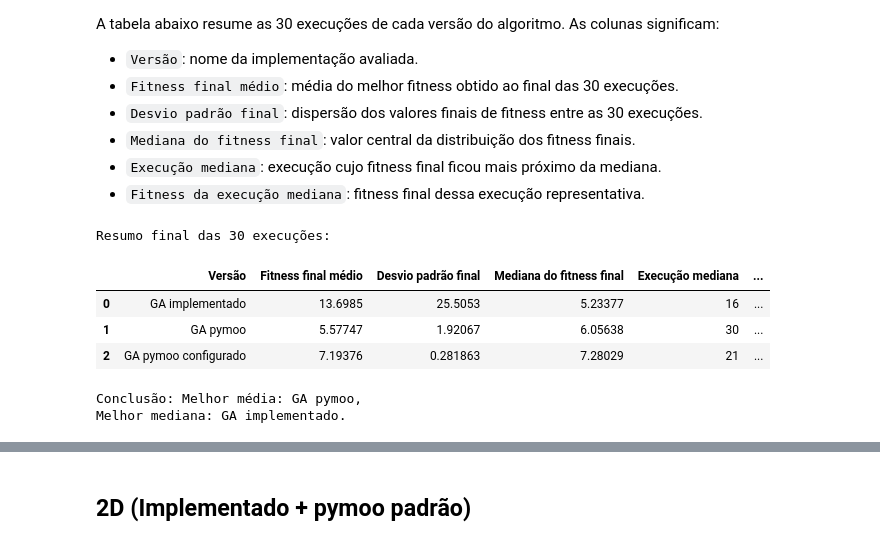
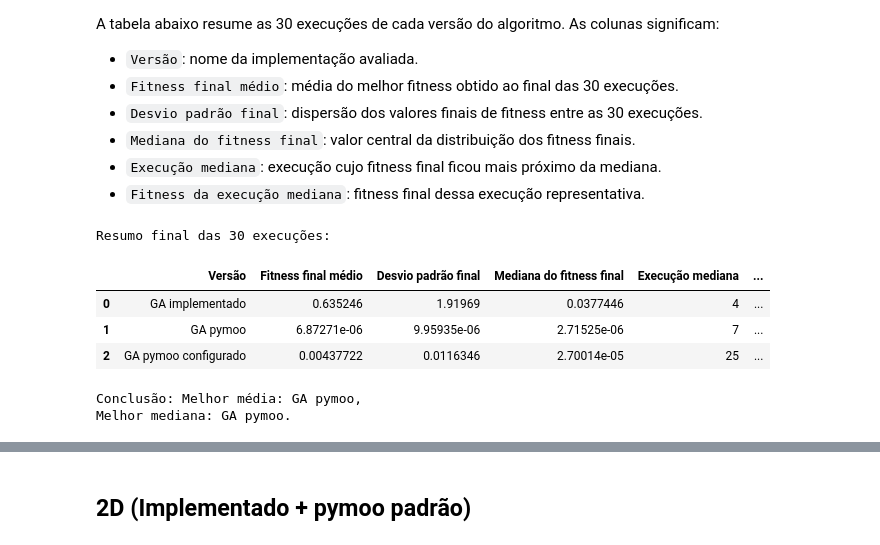
Before and after one commit to DaviMattos14/obsidian_notebook, a Jupyter notebook: Otimização com Metaheurísticas/Tarefa 3/Tarefa_3_Algoritmo_Genético.ipynb, the cells around one changed output, grey strips where cells are left out. Saved outputs shown, nothing was run; the diff lists cells and outputs as text; code cells hidden in the pictures.

```diff
--- a/Otimização com Metaheurísticas/Tarefa 3/Tarefa_3_Algoritmo_Genético.ipynb
+++ b/Otimização com Metaheurísticas/Tarefa 3/Tarefa_3_Algoritmo_Genético.ipynb
@@ -521,7 +521,7 @@ def rosenbrock(X):
         return np.sum(100 * (X[:, 1:] - X[:, :-1] ** 2) ** 2 + (X[:, :-1] - 1) ** 2, axis=1)
     return np.sum(100 * (X[1:] - X[:-1] ** 2) ** 2 + (X[:-1] - 1) ** 2, axis=0)
 
-def ga_manual(dimensao=2, num_individuos=100, intervalo=[-5,10], parada=50000, seed=None):
+def ga_manual(dimensao=2, num_individuos=100, intervalo=[-5,10], parada=50000, seed=None, retornar_detalhes=False):
   """
   Função que implementa o algoritmo genético
 
@@ -540,7 +540,8 @@ def ga_manual(dimensao=2, num_individuos=100, intervalo=[-5,10], parada=50000, s
   populacao = fitneess(populacao, rosenbrock)
   chamadas_de_funcao += populacao.shape[0]
   melhor_individuo = populacao[np.argmin(populacao[:, -1])]
-  historico = [float(np.min(populacao[:, -1]))]
+  historico = [float(melhor_individuo[-1])]
+
 
   while(chamadas_de_funcao < parada):
     nova_geracao = []
@@ -559,7 +560,11 @@ def ga_manual(dimensao=2, num_individuos=100, intervalo=[-5,10], parada=50000, s
     populacao = np.array(nova_geracao)
     populacao = fitneess(populacao, rosenbrock)
     chamadas_de_funcao += populacao.shape[0]
-    historico.append(float(np.min(populacao[:, -1])))
+    melhor_individuo = populacao[np.argmin(populacao[:, -1])]
+    historico.append(float(melhor_individuo[-1]))
+
+  if retornar_detalhes:
+    return np.array(historico), melhor_individuo[:-1].copy()
   return np.array(historico)
 # %% [markdown]
 ### GA pymoo
@@ -568,7 +573,7 @@ from pymoo.algorithms.soo.nonconvex.ga import GA
 from pymoo.optimize import minimize
 from pymoo.problems import get_problem
 
-def ga_pymoo(dimensao=2, num_individuos=100, parada=100000, seed=None):
+def ga_pymoo(dimensao=2, num_individuos=100, parada=100000, seed=None, retornar_detalhes=False):
     problema = get_problem("rosenbrock", n_var=dimensao)
     algorithm = GA(
         pop_size=num_individuos,
@@ -585,6 +590,8 @@ def ga_pymoo(dimensao=2, num_individuos=100, parada=100000, seed=None):
     )
 
     historico = [float(np.min(algo.pop.get("F"))) for algo in res.history]
+    if retornar_detalhes:
+        return np.array(historico), np.array(res.X, dtype=float)
     return np.array(historico)
 # %% [markdown]
 ### GA pymoo configurado como o implementado
@@ -636,7 +643,7 @@ class CreepMutation(Mutation):
 
         return Y
 
-def ga_pymoo_configurado(dimensao=2, num_individuos=100, parada=100000, seed=None):
+def ga_pymoo_configurado(dimensao=2, num_individuos=100, parada=100000, seed=None, retornar_detalhes=False):
     problema = get_problem("rosenbrock", n_var=dimensao)
 
     algorithm = GA(
@@ -657,4 +664,6 @@ def ga_pymoo_configurado(dimensao=2, num_individuos=100, parada=100000, seed=Non
     )
 
     historico = [float(np.min(algo.pop.get("F"))) for algo in res.history]
+    if retornar_detalhes:
+        return np.array(historico), np.array(res.X, dtype=float)
     return np.array(historico)
@@ -739,58 +779,40 @@ A tabela abaixo resume as 30 execuções de cada versão do algoritmo. As coluna
 - `Execução mediana`: execução cujo fitness final ficou mais próximo da mediana.
 - `Fitness da execução mediana`: fitness final dessa execução representativa.
 # %%
-import numpy as np
-import pandas as pd
-
-
-def resumo_final_execucoes(nome, historicos):
-    finais = np.array([float(h[-1]) for h in historicos], dtype=float)
-    mediana = float(np.median(finais))
-    idx_mediana = int(np.argmin(np.abs(finais - mediana)))
-
-    return {
-        "Versão": nome,
-        "Fitness final médio": finais.mean(),
-        "Desvio padrão final": finais.std(ddof=0),
-        "Mediana do fitness final": mediana,
-        "Execução mediana": idx_mediana + 1,
-        "Fitness da execução mediana": finais[idx_mediana],
-    }
-
-
-tabela_resumo = pd.DataFrame([
-    resumo_final_execucoes("GA implementado", historicos_manual),
-    resumo_final_execucoes("GA pymoo", historicos_pymoo),
-    resumo_final_execucoes("GA pymoo configurado", historicos_pymoo_configurado),
+tabela_resumo_2d_1 = pd.DataFrame([
+    resumo_final_execucoes("GA implementado", historicos_manual_2d, individuos_manual_2d),
+    resumo_final_execucoes("GA pymoo", historicos_pymoo_2d, individuos_pymoo_2d),
+    resumo_final_execucoes("GA pymoo configurado", historicos_pymoo_configurado_2d, individuos_pymoo_configurado_2d),
 ])
 
 ordem = [
     "Versão",
     "Fitness final médio",
     "Desvio padrão final",
     "Mediana do fitness final",
     "Execução mediana",
+    "Indivíduo mediano",
     "Fitness da execução mediana",
 ]
 
-tabela_resumo = tabela_resumo[ordem]
+tabela_resumo_2d_1 = tabela_resumo_2d_1[ordem]
 
 pd.options.display.float_format = "{:.6g}".format
 print("Resumo final das 30 execuções:")
-display(tabela_resumo)
+display(tabela_resumo_2d_1)
 
-melhor_media = tabela_resumo.loc[tabela_resumo["Fitness final médio"].idxmin(), "Versão"]
-melhor_mediana = tabela_resumo.loc[tabela_resumo["Mediana do fitness final"].idxmin(), "Versão"]
+melhor_media_2d_1 = tabela_resumo_2d_1.loc[tabela_resumo_2d_1["Fitness final médio"].idxmin(), "Versão"]
+melhor_mediana_2d_1 = tabela_resumo_2d_1.loc[tabela_resumo_2d_1["Mediana do fitness final"].idxmin(), "Versão"]
 
 print(
-    f"\nConclusão: Melhor média: {melhor_media}, \n"
-    f"Melhor mediana: {melhor_mediana}.\n"
+    f"\nConclusão: Melhor média: {melhor_media_2d_1}, \n"
+    f"Melhor mediana: {melhor_mediana_2d_1}.\n"
 )
 # %% [output]
 Resumo final das 30 execuções:
 |  | Versão | Fitness final médio | Desvio padrão final | Mediana do fitness final | Execução mediana | ... |
-| 0 | GA implementado | 13.6985 | 25.5053 | 5.23377 | 16 | ... |
-| 1 | GA pymoo | 5.57747 | 1.92067 | 6.05638 | 30 | ... |
-| 2 | GA pymoo configurado | 7.19376 | 0.281863 | 7.28029 | 21 | ... |
+| 0 | GA implementado | 0.635246 | 1.91969 | 0.0377446 | 4 | ... |
+| 1 | GA pymoo | 6.87271e-06 | 9.95935e-06 | 2.71525e-06 | 7 | ... |
+| 2 | GA pymoo configurado | 0.00437722 | 0.0116346 | 2.70014e-05 | 25 | ... |
 Conclusão: Melhor média: GA pymoo,
-Melhor mediana: GA implementado.
+Melhor mediana: GA pymoo.
```
Also changed, not shown: parts of 15 cells of this notebook, 34 other files.
